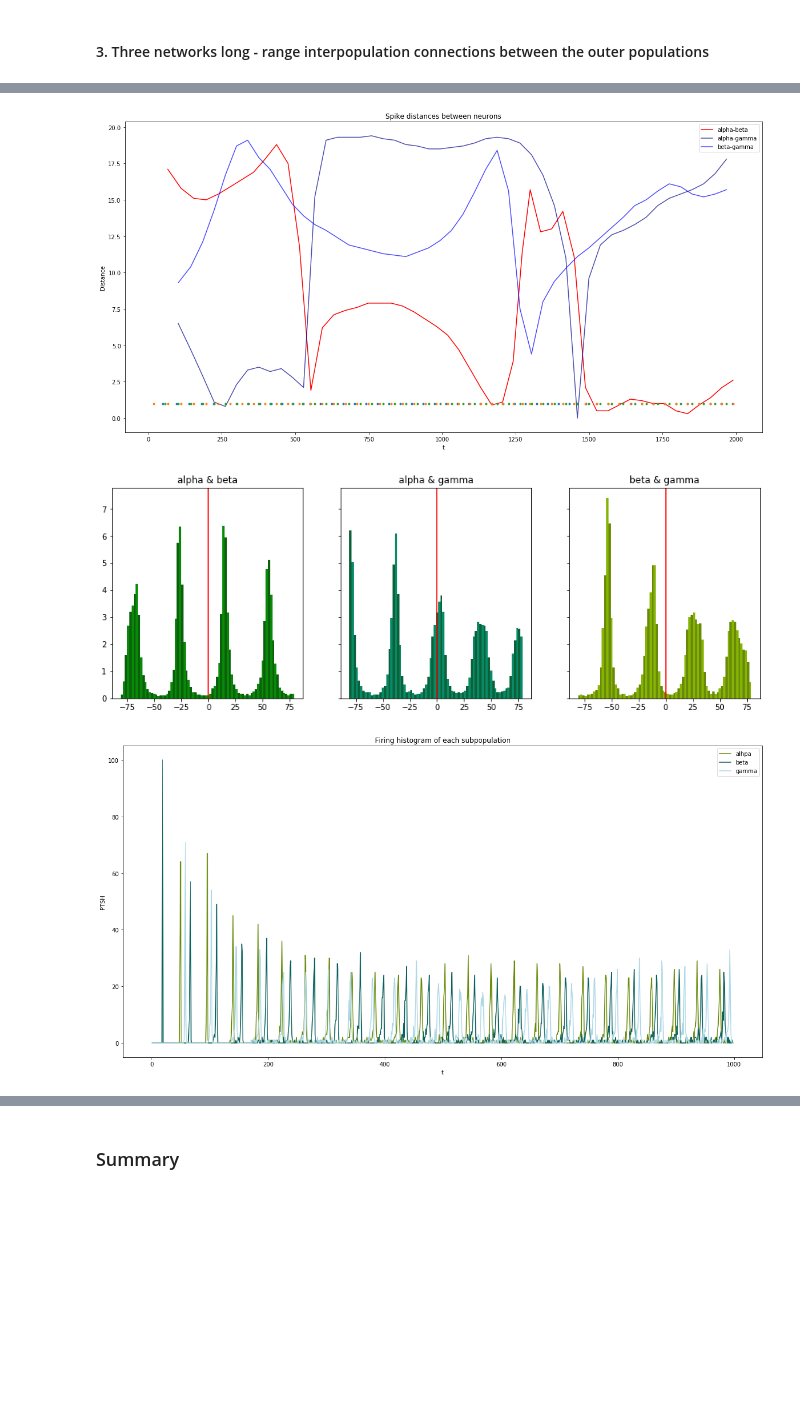
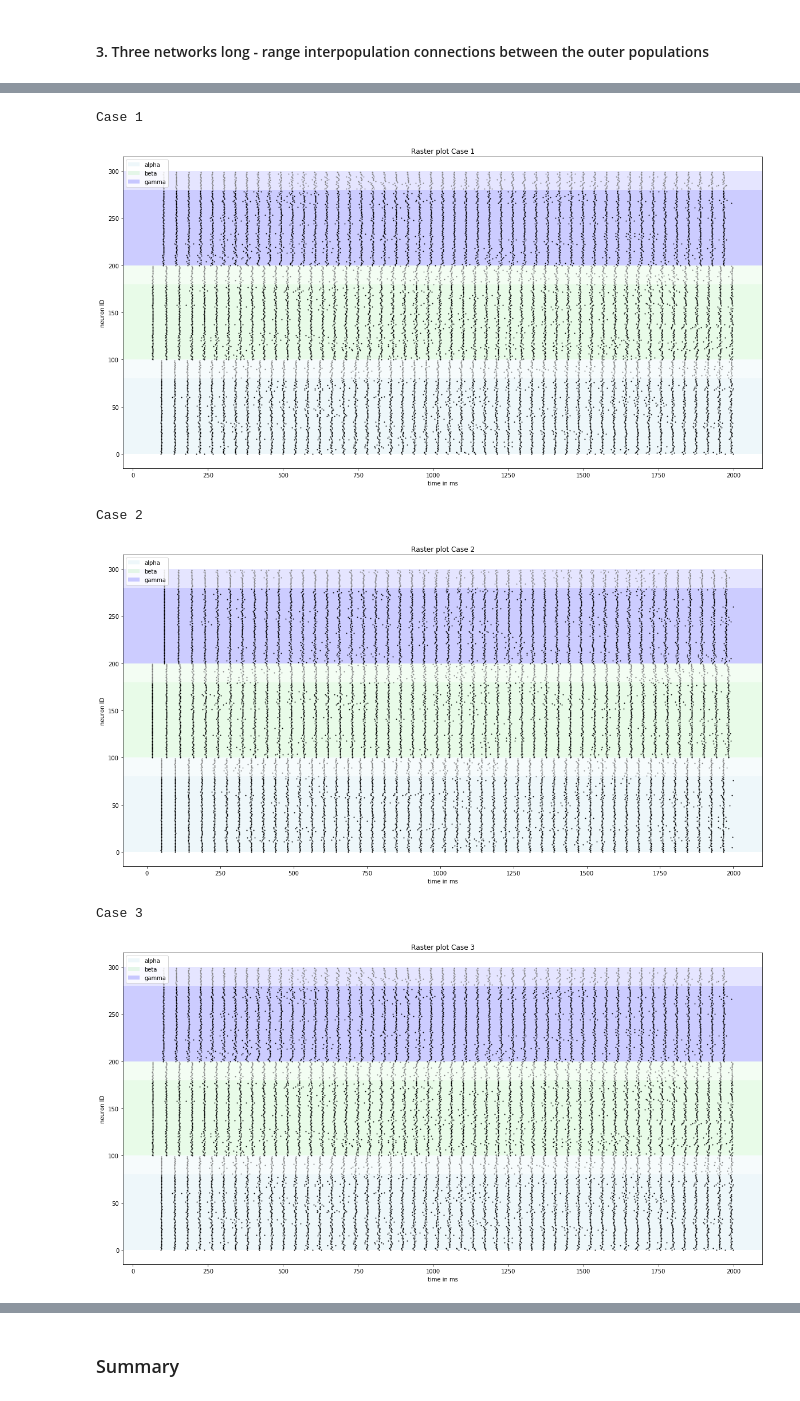
Before and after one commit to ndettmer/neuronal_synchrony_replication, a Jupyter notebook: Results.ipynb, the cells around one changed output, grey strips where cells are left out. Drawn from its saved outputs; the diff is of its cells as text; code cells hidden in the pictures; blank space fills up the shorter version.

Commit message:
small changes in the plots

```diff
--- a/Results.ipynb
+++ b/Results.ipynb
@@ -15,15 +27,15 @@ from scipy.spatial import KDTree
 # %%
 # import multimeter and spikedetector data from CSVs
-vm1 = (pd.read_csv("vm1.csv", header = None)).to_numpy()
+vm0 = (pd.read_csv("vm0.csv", header = None)).to_numpy()
+vm1 = pd.read_csv("vm1.csv", header = None).to_numpy()
 vm2 = pd.read_csv("vm2.csv", header = None).to_numpy()
-vm3 = pd.read_csv("vm3.csv", header = None).to_numpy()
 
+sd0 = pd.read_csv("sd0.csv", names = np.arange(1,55), header = None).to_numpy()
 sd1 = pd.read_csv("sd1.csv", names = np.arange(1,55), header = None).to_numpy()
 sd2 = pd.read_csv("sd2.csv", names = np.arange(1,55), header = None).to_numpy()
-sd3 = pd.read_csv("sd3.csv", names = np.arange(1,55), header = None).to_numpy()
 # %%
 # Fig 5. A) Raster plot of 300 neurons randomly selected among the 3 populations
-def raster_plot(s=[]):
+def raster_plot(s=[], case = 0):
 
     plt.rcParams["figure.figsize"] = (20,10)
     for i in range(s.shape[0]):
@@ -41,7 +53,7 @@ def raster_plot(s=[]):
     plt.axhspan(200,280,facecolor="blue",alpha=0.2, label = "gamma")
     plt.axhspan(280,300,facecolor="blue",alpha=0.1)
 
-    pylab.title("Raster plot")
+    pylab.title("Raster plot Case " + str(case))
     pylab.xlabel("time in ms")
     pylab.ylabel("neuron ID")
     pylab.legend()
@@ -290,12 +266,11 @@ raster_plot(sd3)
-# %%
-plot_spikes(sd3)
-# %% [output]
-[figure, removed]
-# %%
-coinc_hists(vm3)
-# %% [output]
-[figure, removed]
-# %%
-firing_hists(sd3)
-# %% [output]
-[figure, removed]
+# %%
+raster_plot(sd0, 1)
+raster_plot(sd1, 2)
+raster_plot(sd2, 3)
+# %% [output]
+Case 1
+[figure, added]
+Case 2
+[figure, added]
+Case 3
+[figure, added]
```
Also changed, not shown: parts of 17 cells of this notebook.
